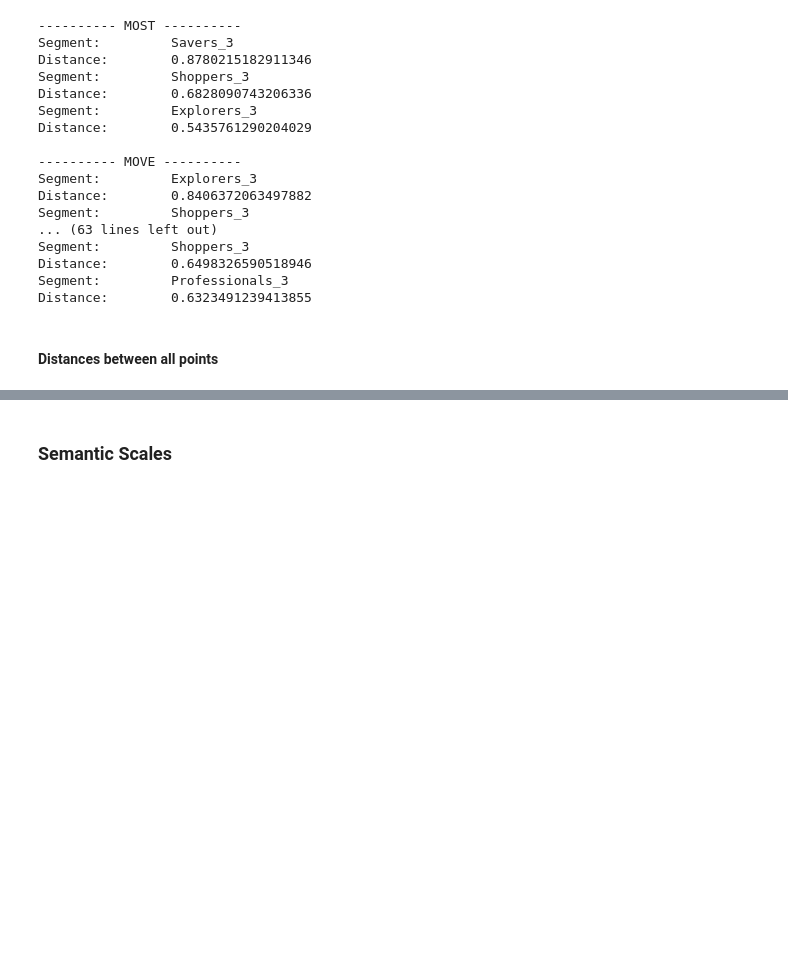
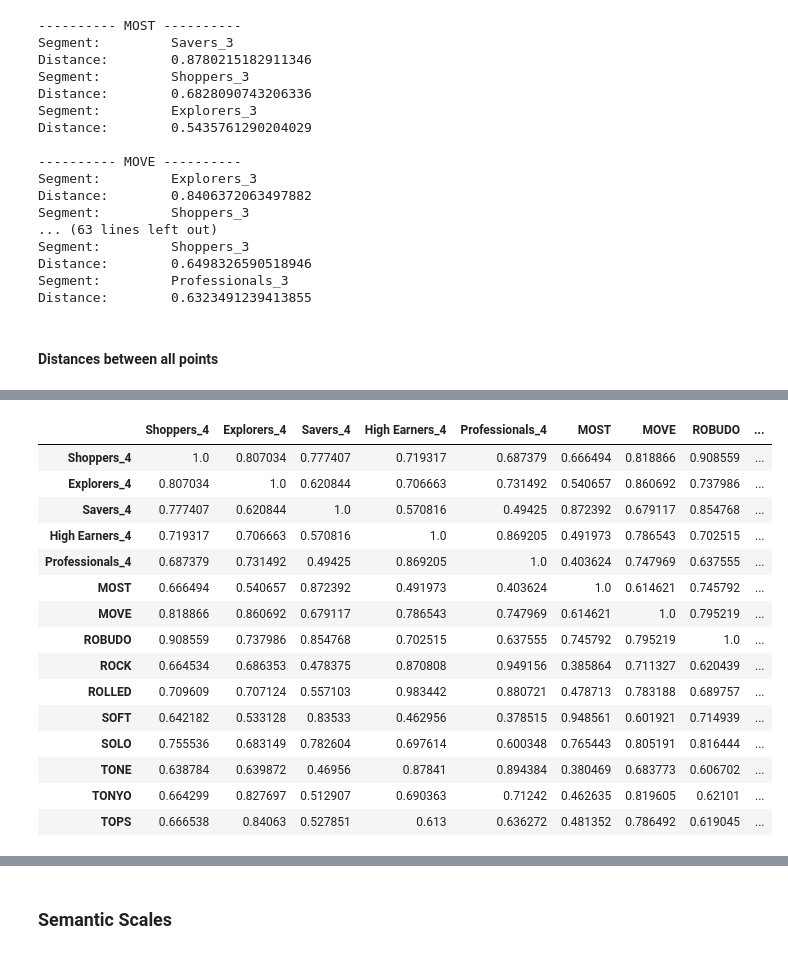
Before and after one commit to FedericoCortesi/Markstrat, a Jupyter notebook: main.ipynb, the cells around one changed output, grey strips where cells are left out. Drawn from its saved outputs; the diff is of its cells as text; code cells hidden in the pictures; blank space fills up the shorter version.

```diff
--- a/main.ipynb
+++ b/main.ipynb
@@ -523,0 +433,5 @@ res[4]
+# %%
+df_seg_mds_fc = an.forecast_df(son.df_segments_mds, steps=2)
+
+df_seg_mds_fc = df_seg_mds_fc[(df_seg_mds_fc["Period"]==4)][["Economy",	"Performance", "Convenience"]]
+df_seg_mds_fc
@@ -523,0 +445,33 @@ res[4]
+# %%
+df_all_mds = pd.concat([df_seg_mds_fc, son.df_sonites_mds], join="inner")
+index = df_all_mds.index
+
+distances = an.compute_distance_centroids(df_all_mds, df_all_mds, weighted="eq", max_distance_1D=40)[3]
+
+
+df_out_mds_fc = pd.DataFrame(columns=index, index=index)
+
+for i, start in enumerate(index):
+    index_to_search = index[i:]
+    for stop in index_to_search:
+        df_out_mds_fc.loc[start, stop] = distances[start][stop]
+        df_out_mds_fc.loc[stop, start] = distances[start][stop]
+
+df_out_mds_fc
+# %% [output]
+|  | Shoppers_4 | Explorers_4 | Savers_4 | High Earners_4 | Professionals_4 | MOST | MOVE | ROBUDO | ... |
+| Shoppers_4 | 1.0 | 0.807034 | 0.777407 | 0.719317 | 0.687379 | 0.666494 | 0.818866 | 0.908559 | ... |
+| Explorers_4 | 0.807034 | 1.0 | 0.620844 | 0.706663 | 0.731492 | 0.540657 | 0.860692 | 0.737986 | ... |
+| Savers_4 | 0.777407 | 0.620844 | 1.0 | 0.570816 | 0.49425 | 0.872392 | 0.679117 | 0.854768 | ... |
+| High Earners_4 | 0.719317 | 0.706663 | 0.570816 | 1.0 | 0.869205 | 0.491973 | 0.786543 | 0.702515 | ... |
+| Professionals_4 | 0.687379 | 0.731492 | 0.49425 | 0.869205 | 1.0 | 0.403624 | 0.747969 | 0.637555 | ... |
+| MOST | 0.666494 | 0.540657 | 0.872392 | 0.491973 | 0.403624 | 1.0 | 0.614621 | 0.745792 | ... |
+| MOVE | 0.818866 | 0.860692 | 0.679117 | 0.786543 | 0.747969 | 0.614621 | 1.0 | 0.795219 | ... |
+| ROBUDO | 0.908559 | 0.737986 | 0.854768 | 0.702515 | 0.637555 | 0.745792 | 0.795219 | 1.0 | ... |
+| ROCK | 0.664534 | 0.686353 | 0.478375 | 0.870808 | 0.949156 | 0.385864 | 0.711327 | 0.620439 | ... |
+| ROLLED | 0.709609 | 0.707124 | 0.557103 | 0.983442 | 0.880721 | 0.478713 | 0.783188 | 0.689757 | ... |
+| SOFT | 0.642182 | 0.533128 | 0.83533 | 0.462956 | 0.378515 | 0.948561 | 0.601921 | 0.714939 | ... |
+| SOLO | 0.755536 | 0.683149 | 0.782604 | 0.697614 | 0.600348 | 0.765443 | 0.805191 | 0.816444 | ... |
+| TONE | 0.638784 | 0.639872 | 0.46956 | 0.87841 | 0.894384 | 0.380469 | 0.683773 | 0.606702 | ... |
+| TONYO | 0.664299 | 0.827697 | 0.512907 | 0.690363 | 0.71242 | 0.462635 | 0.819605 | 0.62101 | ... |
+| TOPS | 0.666538 | 0.84063 | 0.527851 | 0.613 | 0.636272 | 0.481352 | 0.786492 | 0.619045 | ... |
```
Also changed, not shown: parts of 77 cells of this notebook, 7 other files.
